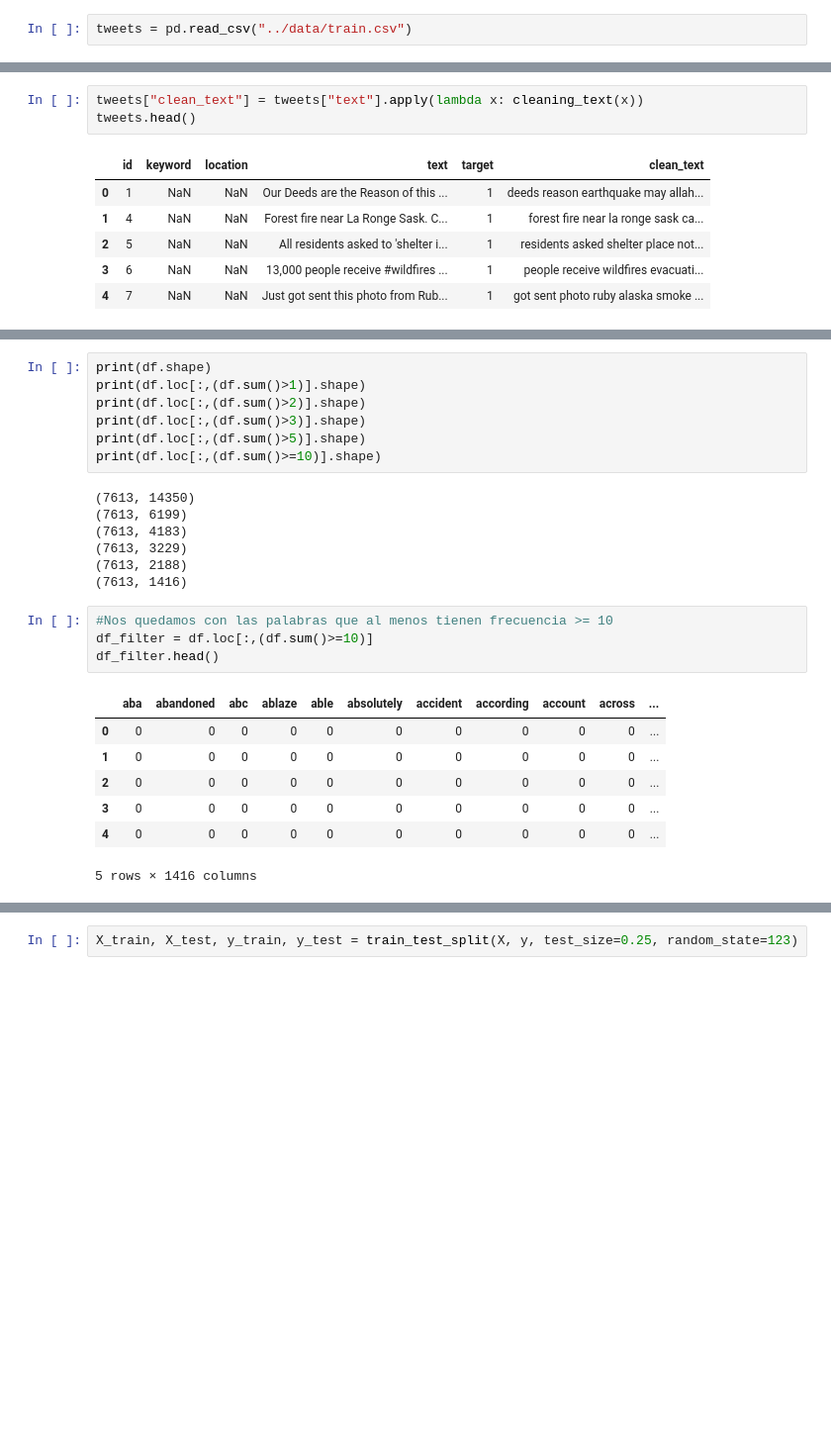
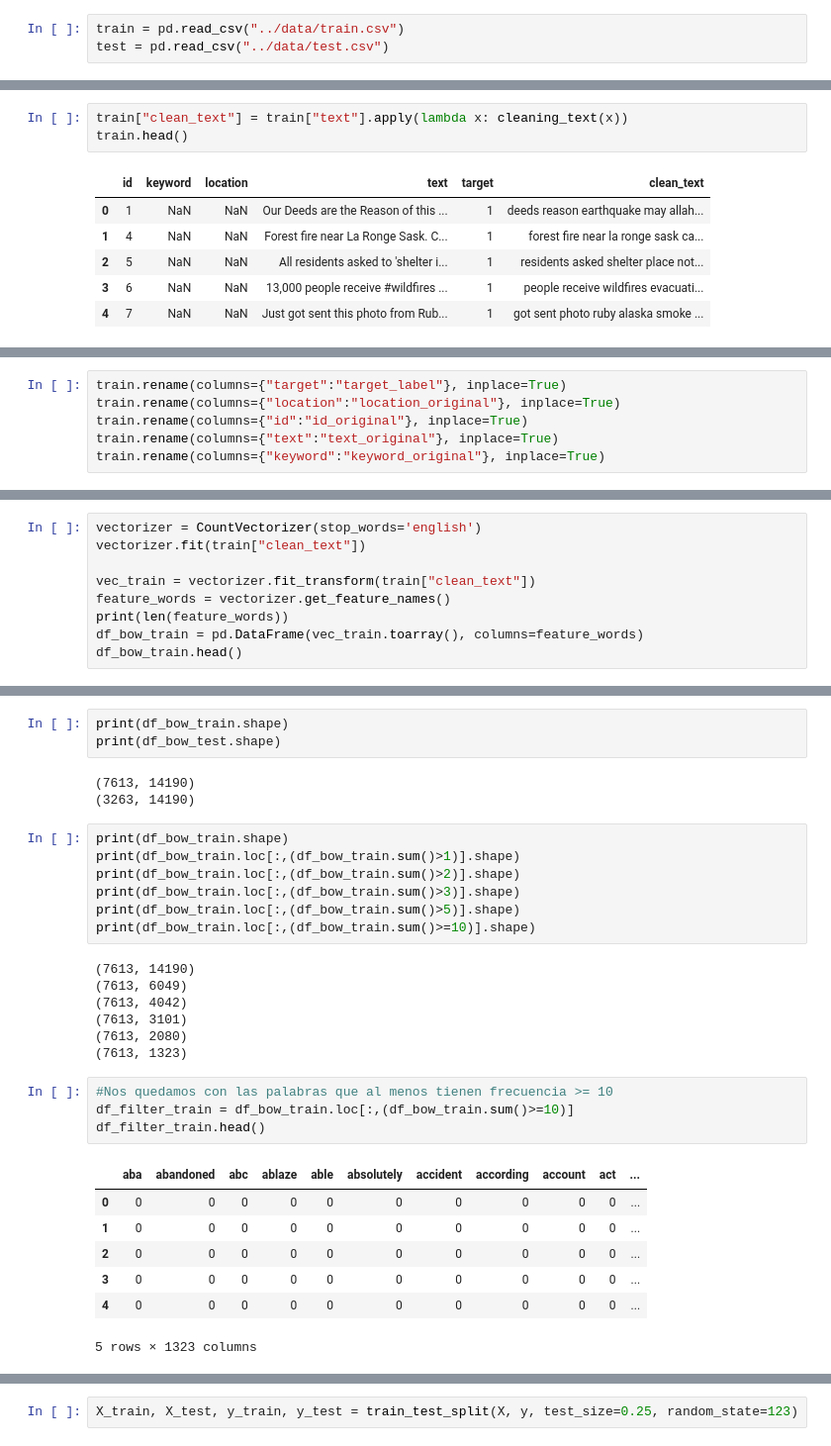
Before and after one commit to aleacevedo/Datos-TP-1C-2020, a Jupyter notebook: TP2/Matias/7_XGBoost_BOW.ipynb, the cells around one changed output, grey strips where cells are left out. Shown at 99% size. Drawn from its saved outputs; the diff is of its cells as text; blank space fills up the shorter version.

```diff
--- a/TP2/Matias/7_XGBoost_BOW.ipynb
+++ b/TP2/Matias/7_XGBoost_BOW.ipynb
@@ -19,7 +19,8 @@ warnings.filterwarnings('ignore')
 
 stopwords = nltk.corpus.stopwords.words('english')
 # %%
-tweets = pd.read_csv("../data/train.csv")
+train = pd.read_csv("../data/train.csv")
+test = pd.read_csv("../data/test.csv")
 # %%
 def remove_punctuation(word):
     clean_word = ''.join([char for char in word if char not in string.punctuation])
@@ -41,8 +42,8 @@ def cleaning_text(text):
     clean_text = ' '.join(wordlist)
     return clean_text
 # %%
-tweets["clean_text"] = tweets["text"].apply(lambda x: cleaning_text(x))
-tweets.head()
+train["clean_text"] = train["text"].apply(lambda x: cleaning_text(x))
+train.head()
 # %% [output]
 |  | id | keyword | location | text | target | clean_text |
 | 0 | 1 | NaN | NaN | Our Deeds are the Reason of this ... | 1 | deeds reason earthquake may allah... |
@@ -91,0 +54,6 @@ df.head()
+# %%
+train.rename(columns={"target":"target_label"}, inplace=True)
+train.rename(columns={"location":"location_original"}, inplace=True)
+train.rename(columns={"id":"id_original"}, inplace=True)
+train.rename(columns={"text":"text_original"}, inplace=True)
+train.rename(columns={"keyword":"keyword_original"}, inplace=True)
@@ -91,0 +77,9 @@ df.head()
+# %%
+vectorizer = CountVectorizer(stop_words='english')
+vectorizer.fit(train["clean_text"])
+
+vec_train = vectorizer.fit_transform(train["clean_text"])
+feature_words = vectorizer.get_feature_names()
+print(len(feature_words))
+df_bow_train = pd.DataFrame(vec_train.toarray(), columns=feature_words)
+df_bow_train.head()
@@ -92,26 +110,32 @@ df.head()
+# %%
+print(df_bow_train.shape)
+print(df_bow_test.shape)
+# %% [output]
+(7613, 14190)
+(3263, 14190)
 # %%
-print(df.shape)
-print(df.loc[:,(df.sum()>1)].shape)
-print(df.loc[:,(df.sum()>2)].shape)
-print(df.loc[:,(df.sum()>3)].shape)
-print(df.loc[:,(df.sum()>5)].shape)
-print(df.loc[:,(df.sum()>=10)].shape)
+print(df_bow_train.shape)
+print(df_bow_train.loc[:,(df_bow_train.sum()>1)].shape)
+print(df_bow_train.loc[:,(df_bow_train.sum()>2)].shape)
+print(df_bow_train.loc[:,(df_bow_train.sum()>3)].shape)
+print(df_bow_train.loc[:,(df_bow_train.sum()>5)].shape)
+print(df_bow_train.loc[:,(df_bow_train.sum()>=10)].shape)
 # %% [output]
-(7613, 14350)
-(7613, 6199)
-(7613, 4183)
-(7613, 3229)
-(7613, 2188)
-(7613, 1416)
+(7613, 14190)
+(7613, 6049)
+(7613, 4042)
+(7613, 3101)
+(7613, 2080)
+(7613, 1323)
 # %%
 #Nos quedamos con las palabras que al menos tienen frecuencia >= 10
-df_filter = df.loc[:,(df.sum()>=10)]
-df_filter.head()
+df_filter_train = df_bow_train.loc[:,(df_bow_train.sum()>=10)]
+df_filter_train.head()
 # %% [output]
-|  | aba | abandoned | abc | ablaze | able | absolutely | accident | according | account | across | ... |
+|  | aba | abandoned | abc | ablaze | able | absolutely | accident | according | account | act | ... |
 | 0 | 0 | 0 | 0 | 0 | 0 | 0 | 0 | 0 | 0 | 0 | ... |
 | 1 | 0 | 0 | 0 | 0 | 0 | 0 | 0 | 0 | 0 | 0 | ... |
 | 2 | 0 | 0 | 0 | 0 | 0 | 0 | 0 | 0 | 0 | 0 | ... |
 | 3 | 0 | 0 | 0 | 0 | 0 | 0 | 0 | 0 | 0 | 0 | ... |
 | 4 | 0 | 0 | 0 | 0 | 0 | 0 | 0 | 0 | 0 | 0 | ... |
-5 rows × 1416 columns
+5 rows × 1323 columns
```
Also changed, not shown: parts of 50 cells of this notebook, 3 other files.
